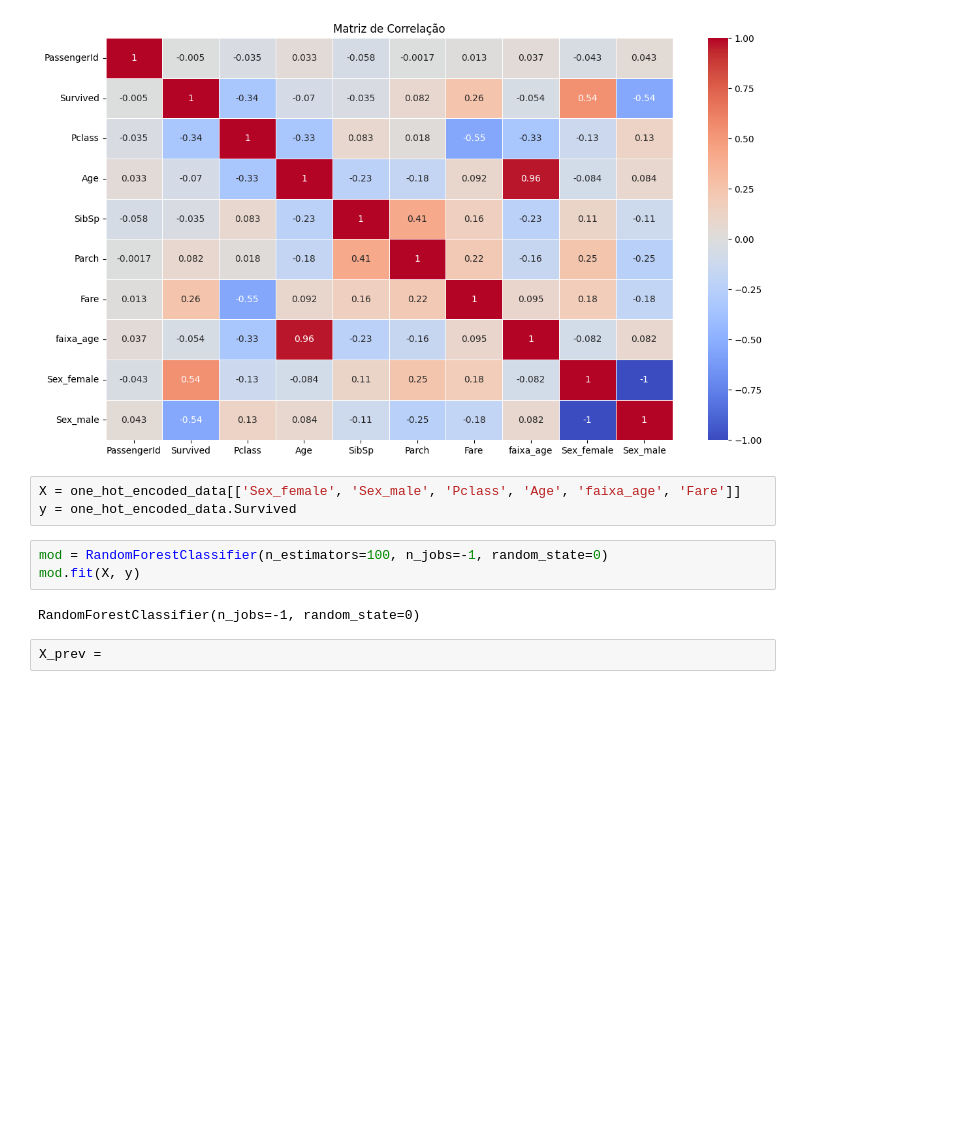
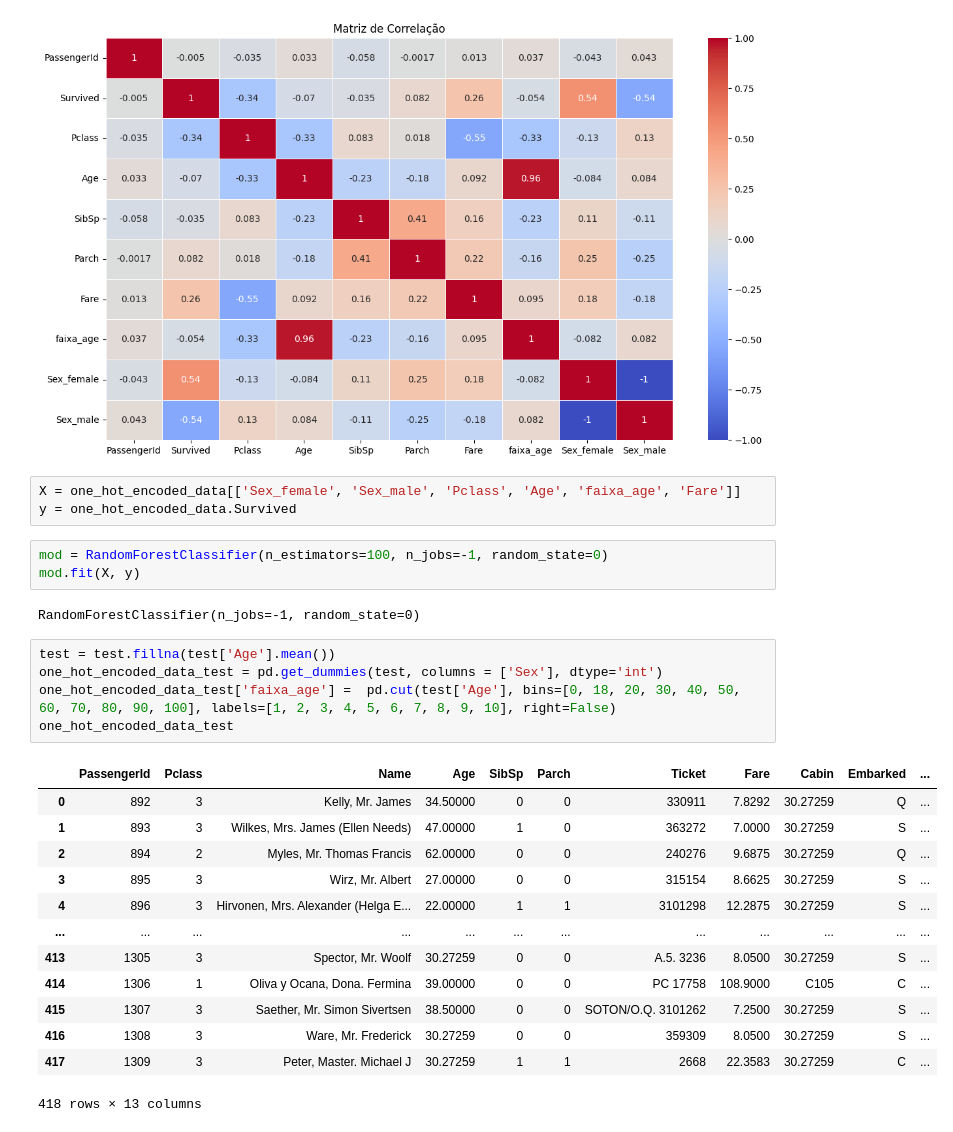
Before and after one commit to maylonleoncio/titanic, a Jupyter notebook: titanic_analysis.ipynb, the cells around one changed output. Cells and saved outputs as stored; diff of their text form; blank space fills up the shorter version.

```diff
--- a/titanic_analysis.ipynb
+++ b/titanic_analysis.ipynb
@@ -168,5 +155,22 @@ mod = RandomForestClassifier(n_estimators=100, n_jobs=-1, random_state=0)
 mod.fit(X, y)
 # %% [output]
 RandomForestClassifier(n_jobs=-1, random_state=0)
-# %%
-X_prev =
+# %%
+test = test.fillna(test['Age'].mean())
+one_hot_encoded_data_test = pd.get_dummies(test, columns = ['Sex'], dtype='int')
+one_hot_encoded_data_test['faixa_age'] =  pd.cut(test['Age'], bins=[0, 18, 20, 30, 40, 50, 60, 70, 80, 90, 100], labels=[1, 2, 3, 4, 5, 6, 7, 8, 9, 10], right=False)
+one_hot_encoded_data_test
+# %% [output]
+|  | PassengerId | Pclass | Name | Age | SibSp | Parch | Ticket | Fare | Cabin | Embarked | ... |
+| 0 | 892 | 3 | Kelly, Mr. James | 34.50000 | 0 | 0 | 330911 | 7.8292 | 30.27259 | Q | ... |
+| 1 | 893 | 3 | Wilkes, Mrs. James (Ellen Needs) | 47.00000 | 1 | 0 | 363272 | 7.0000 | 30.27259 | S | ... |
+| 2 | 894 | 2 | Myles, Mr. Thomas Francis | 62.00000 | 0 | 0 | 240276 | 9.6875 | 30.27259 | Q | ... |
+| 3 | 895 | 3 | Wirz, Mr. Albert | 27.00000 | 0 | 0 | 315154 | 8.6625 | 30.27259 | S | ... |
+| 4 | 896 | 3 | Hirvonen, Mrs. Alexander (Helga E... | 22.00000 | 1 | 1 | 3101298 | 12.2875 | 30.27259 | S | ... |
+| ... | ... | ... | ... | ... | ... | ... | ... | ... | ... | ... | ... |
+| 413 | 1305 | 3 | Spector, Mr. Woolf | 30.27259 | 0 | 0 | A.5. 3236 | 8.0500 | 30.27259 | S | ... |
+| 414 | 1306 | 1 | Oliva y Ocana, Dona. Fermina | 39.00000 | 0 | 0 | PC 17758 | 108.9000 | C105 | C | ... |
+| 415 | 1307 | 3 | Saether, Mr. Simon Sivertsen | 38.50000 | 0 | 0 | SOTON/O.Q. 3101262 | 7.2500 | 30.27259 | S | ... |
+| 416 | 1308 | 3 | Ware, Mr. Frederick | 30.27259 | 0 | 0 | 359309 | 8.0500 | 30.27259 | S | ... |
+| 417 | 1309 | 3 | Peter, Master. Michael J | 30.27259 | 1 | 1 | 2668 | 22.3583 | 30.27259 | C | ... |
+418 rows × 13 columns
```
Also changed, not shown: parts of 6 cells of this notebook, 2 other files.
